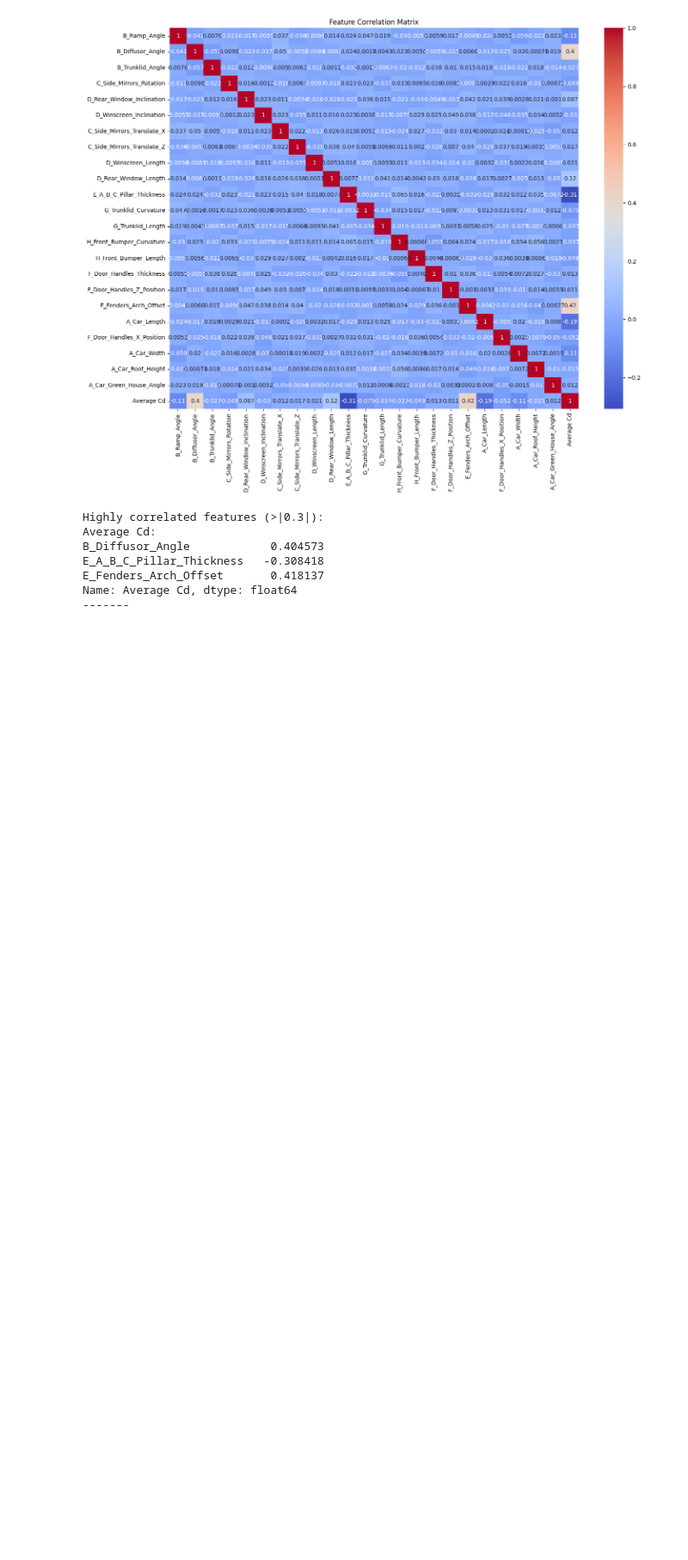
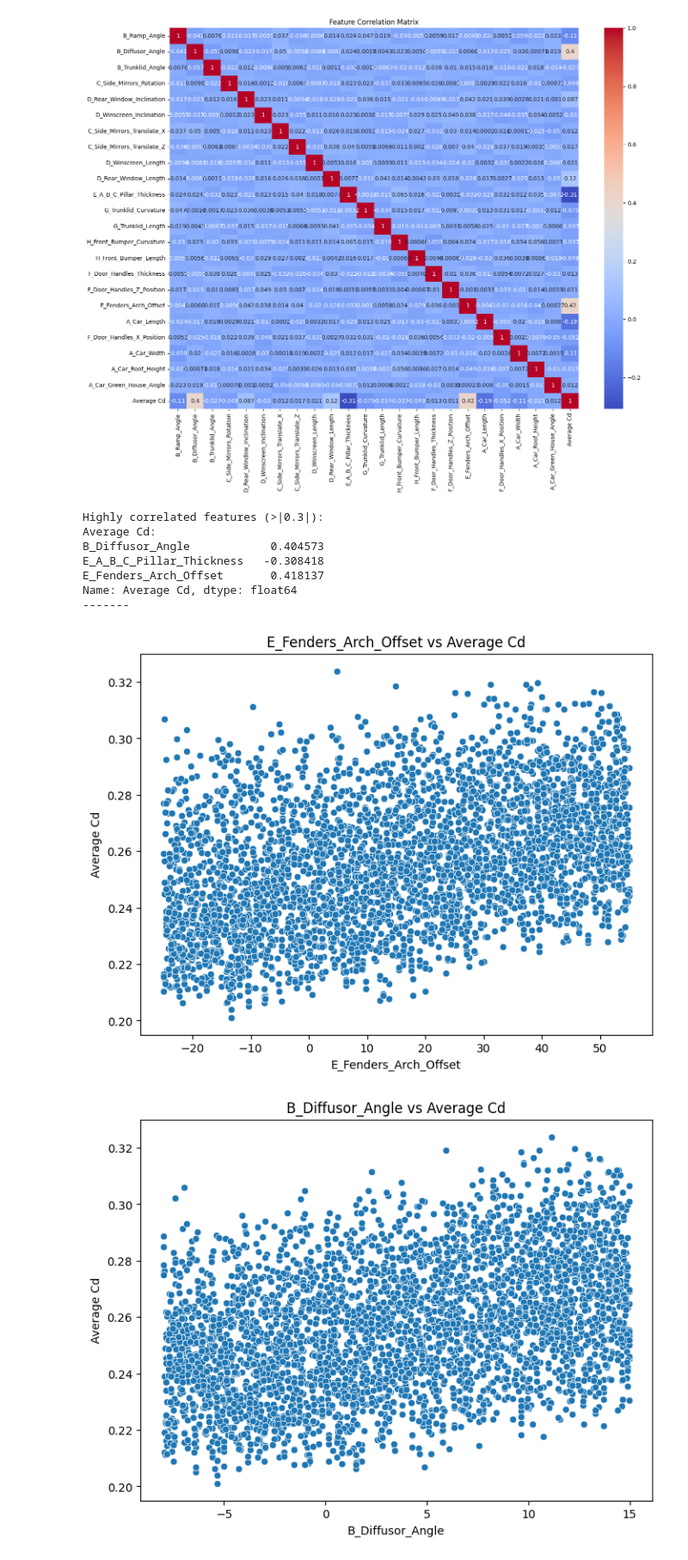
Before and after one commit to Natarajan-33/daily-learning-journal, a Jupyter notebook: DrivAerNet++/code/DrivAerNet_Natarajan.ipynb, the cells around one changed output. Shown at 86% size. Drawn from its saved outputs; the diff is of its cells as text; code cells hidden in the pictures; blank space fills up the shorter version.

```diff
--- a/DrivAerNet++/code/DrivAerNet_Natarajan.ipynb
+++ b/DrivAerNet++/code/DrivAerNet_Natarajan.ipynb
@@ -227,3 +229,21 @@ E_A_B_C_Pillar_Thickness   -0.308418
 E_Fenders_Arch_Offset       0.418137
 Name: Average Cd, dtype: float64
 -------
+# %%
+# Select top 3 features positively correlated with 'Average Cd'
+top_positive_features = target_corr.drop('Average Cd').head(3).index.tolist()
+
+# Select top 3 features negatively correlated with 'Average Cd'
+top_negative_features = target_corr.drop('Average Cd').tail(3).index.tolist()
+
+# Plot scatter plots
+for feature in top_positive_features + top_negative_features:
+    plt.figure(figsize=(8, 6))
+    sns.scatterplot(x=data[feature], y=data['Average Cd'])
+    plt.title(f'{feature} vs Average Cd')
+    plt.xlabel(feature)
+    plt.ylabel('Average Cd')
+    plt.show()
+# %% [output]
+[figure, added]
+[figure, added]
```
Also changed, not shown: parts of 53 cells of this notebook.
